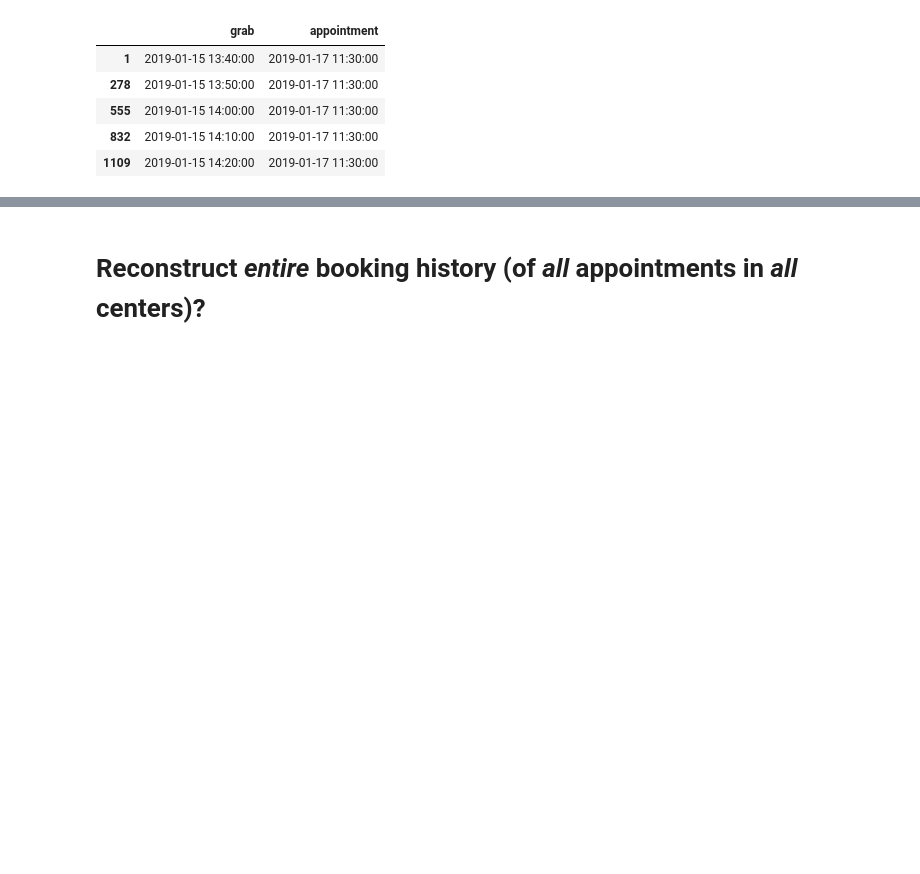
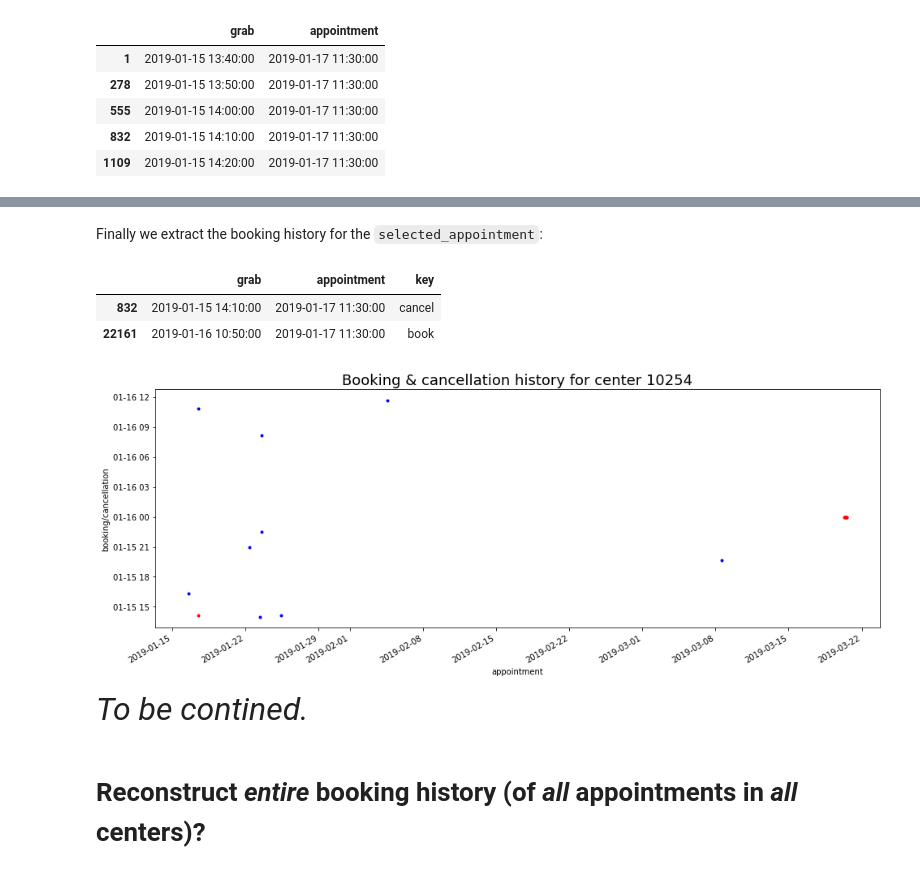
Before and after one commit to antoinechoffrut/UHCW, a Jupyter notebook: UHCW_reconstruction.ipynb, the cells around one changed output, grey strips where cells are left out. Cells and saved outputs as stored; diff of their text form; code cells hidden in the pictures; blank space fills up the shorter version.

Commit message:
Complete reconstruction of one center (delivering one test type)

```diff
--- a/UHCW_reconstruction.ipynb
+++ b/UHCW_reconstruction.ipynb
@@ -181,0 +135,2 @@ We will also inspect one particular appointment:
+# %%
+df0.sort_values(['id', 'test type', 'appointment', 'grab'], inplace=True)
@@ -243,0 +201,11 @@ schedule[schedule['appointment'] == selected_appointment].head()
+# %%
+%%time
+print(datetime.datetime.now().strftime("%A %d %B %Y, %H:%M:%S"))
+df0_compare = pd.merge(
+    schedule,
+    df0[['grab', 'appointment']].assign(key=1),
+    on=['appointment', 'grab'],
+    how='outer'
+)
+df0_compare.fillna(0, inplace=True)
+df0_compare['key'] = df0_compare['key'].astype(int)
@@ -243,0 +229,6 @@ schedule[schedule['appointment'] == selected_appointment].head()
+# %%
+%%time
+print(datetime.datetime.now().strftime("%A %d %B %Y, %H:%M:%S"))
+
+df0_action = df0_compare.groupby(['appointment']).apply(spot_action)
+df0_history = df0_action.loc[df0_action['key'] != "none", :]
@@ -244,3 +239,26 @@ schedule[schedule['appointment'] == selected_appointment].head()
+# %% [markdown]
+Finally we extract the booking history for the `selected_appointment`:
+# %%
+df0_history[df0_history['appointment'] == selected_appointment]
+# %% [output]
+|  | grab | appointment | key |
+| 832 | 2019-01-15 14:10:00 | 2019-01-17 11:30:00 | cancel |
+| 22161 | 2019-01-16 10:50:00 | 2019-01-17 11:30:00 | book |
+# %%
+df0_bookings = df0_history.loc[df0_history['key'] == 'book', ['appointment', 'grab']]
+df0_cancellations = df0_history.loc[df0_history['key'] == 'cancel', ['appointment', 'grab']]
+# %%
+fig, ax = plt.subplots(figsize=(16, 6));
+df0_bookings.plot(x='appointment', y='grab', style='.b', ax=ax);
+df0_cancellations.plot(x='appointment', y='grab', style='.r', ax=ax);
+ax.set_xlabel("appointment");
+ax.set_ylabel("booking/cancellation");
+ax.get_legend().remove()
+ax.set_title("Booking & cancellation history for center {}".format(selected_centers[0]), fontsize=18);
+# %% [output]
+[figure, added]
+# %% [markdown]
+<font size=6>*To be contined.*</font>
 # %% [markdown]
 # Reconstruct *entire* booking history (of *all* appointments in *all* centers)?
 # %% [markdown]
```
Also changed, not shown: parts of 117 cells of this notebook.
